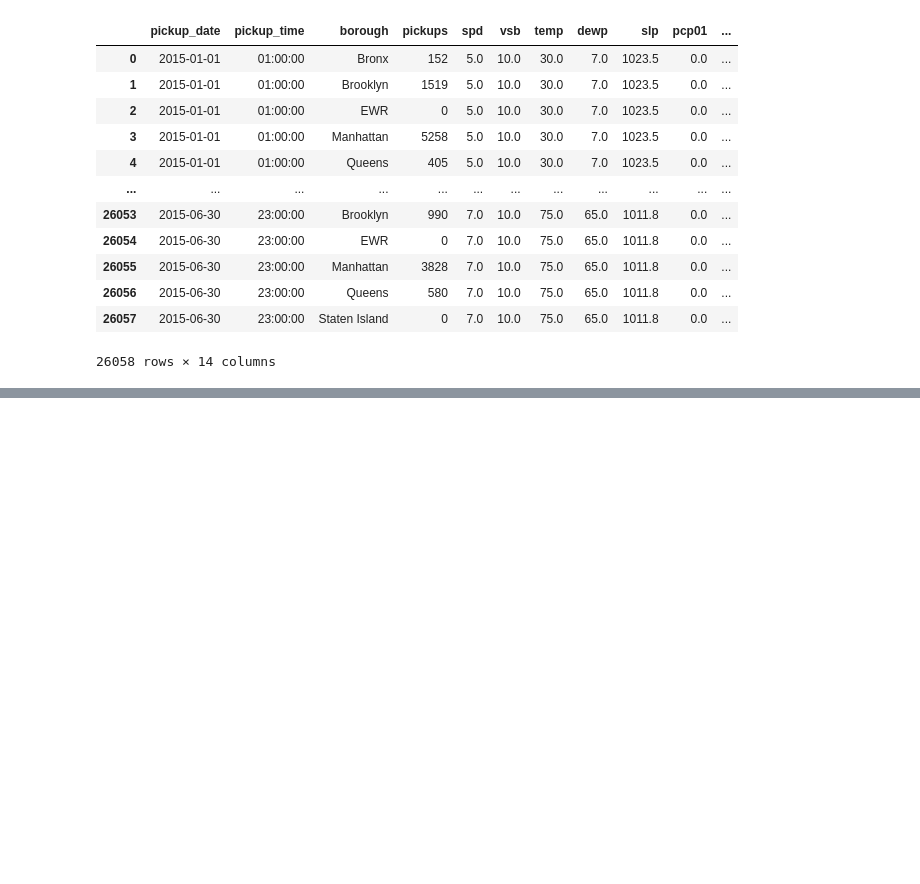
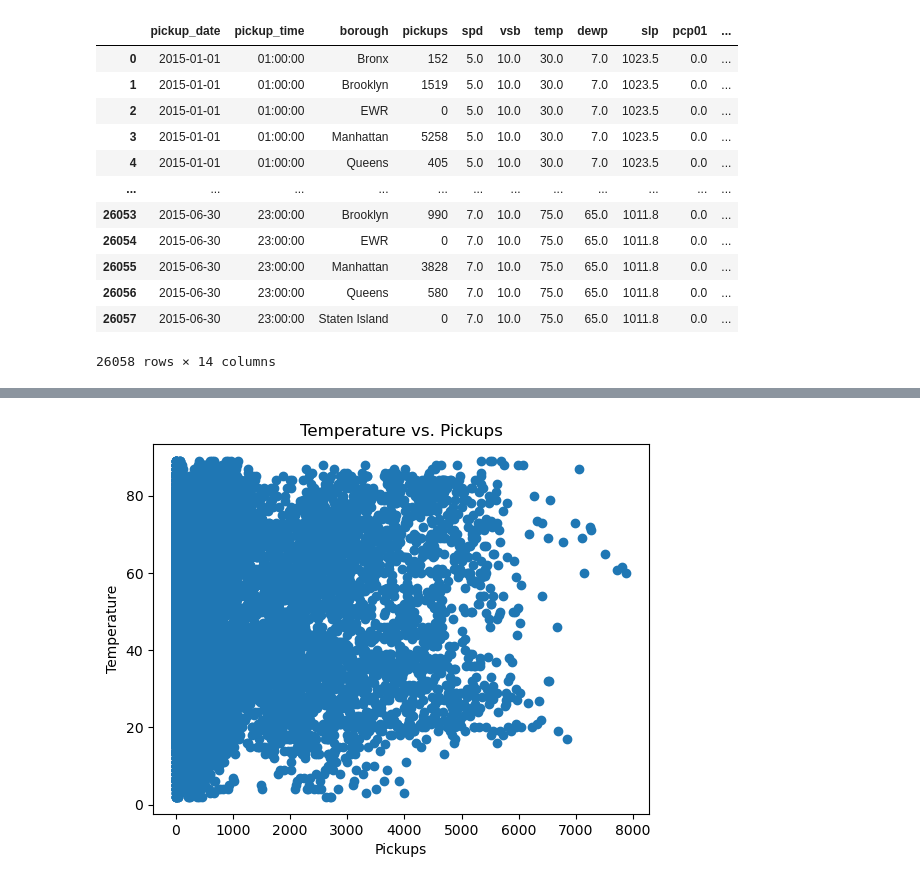
Before and after one commit to Jherza-X/Project1-Group9, a Jupyter notebook: Uber-Weather-Project/project-1 - Q1.ipynb, the cells around one changed output, grey strips where cells are left out. Cells and saved outputs as stored; diff of their text form; code cells hidden in the pictures; blank space fills up the shorter version.

```diff
--- a/Uber-Weather-Project/project-1 - Q1.ipynb
+++ b/Uber-Weather-Project/project-1 - Q1.ipynb
@@ -54,0 +82,3 @@ df
+# %%
+sort_df = df.sort_values(by='pickups',ascending=False)
+sort_df
@@ -54,0 +117,9 @@ df
+# %%
+
+plt.scatter(sort_df['pickups'],sort_df['temp'])
+plt.ylabel('Temperature')
+plt.xlabel('Pickups')
+plt.title('Temperature vs. Pickups')
+plt.show()
+# %% [output]
+[figure, added]
```
Also changed, not shown: parts of 15 cells of this notebook.
